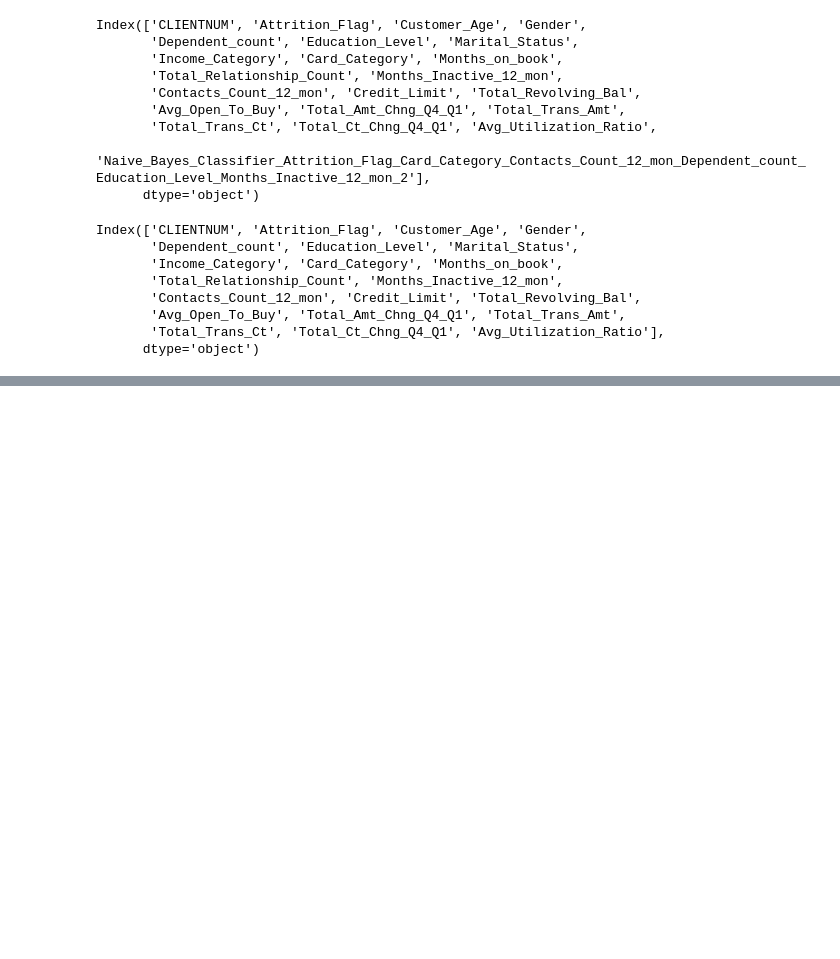
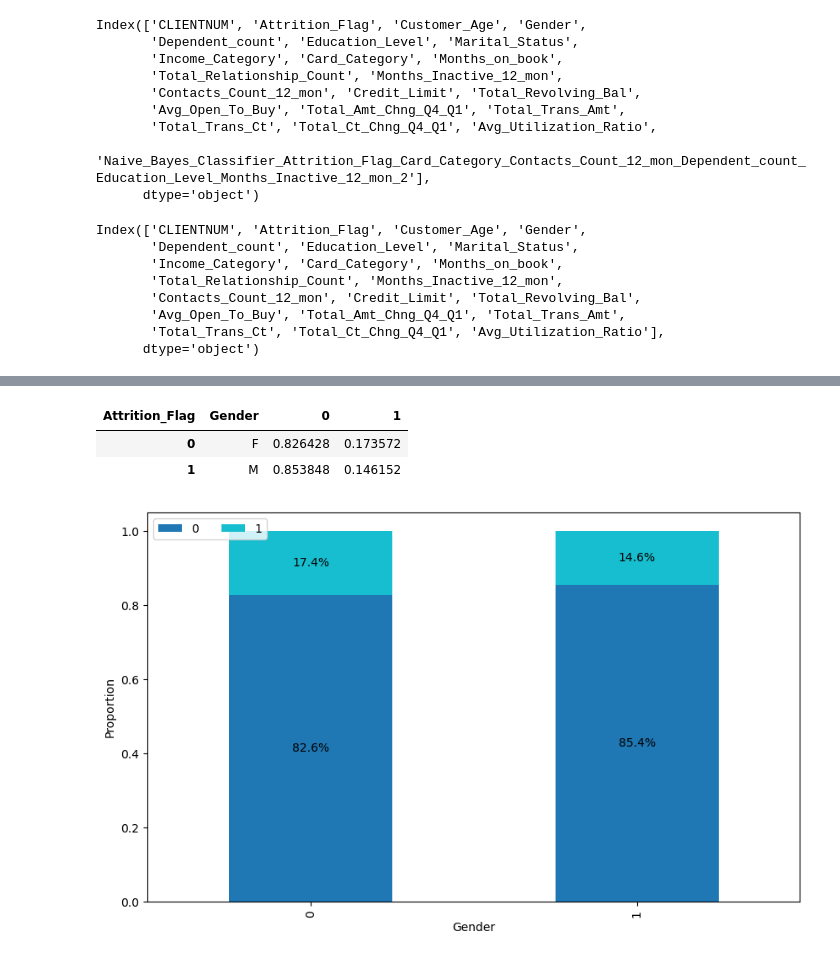
Before and after one commit to change0z/Portfolio, a Jupyter notebook: Data Analysis/Data_Analysis.ipynb, the cells around one changed output, grey strips where cells are left out. Cells and saved outputs as stored; diff of their text form; code cells hidden in the pictures; blank space fills up the shorter version.

```diff
--- a/Data Analysis/Data_Analysis.ipynb
+++ b/Data Analysis/Data_Analysis.ipynb
@@ -86,0 +220,11 @@ df_1.to_csv('NewBankChurners.csv', index=False)
+# %%
+labels = aggregate_data.Attrition_Flag
+values = aggregate_data.CLIENTNUM
+
+fig = go.Figure(data=[go.Pie(labels=labels, values=values, pull=[0, 0.2])])
+fig.update_layout(legend=dict(
+    yanchor="top",
+    y=0.90,
+    xanchor="left",
+    x=0.20
+))
@@ -86,0 +256,35 @@ df_1.to_csv('NewBankChurners.csv', index=False)
+# %%
+cross_tab = pd.crosstab(index=df_1['Gender'],
+                        columns=df_1['Attrition_Flag'])
+
+
+cross_tab_prop = pd.crosstab(index=df_1['Gender'],
+                        columns=df_1['Attrition_Flag'],
+                             normalize="index")
+
+cross_tab_prop = cross_tab_prop.reset_index()
+cross_tab_prop
+# %% [output]
+| Attrition_Flag | Gender | 0 | 1 |
+| 0 | F | 0.826428 | 0.173572 |
+| 1 | M | 0.853848 | 0.146152 |
+# %%
+ax = cross_tab_prop.plot(kind='bar',
+                    stacked=True,
+                    colormap='tab10',
+                    figsize=(10, 6))
+
+plt.legend(loc="upper left", ncol=2)
+plt.xlabel("Gender")
+plt.ylabel("Proportion")
+
+
+for c in ax.containers:
+
+    labels = [f'{np.round(v.get_height() * 100, 1)}%' if v.get_height() > 0 else '' for v in c]
+
+    ax.bar_label(c, labels=labels, label_type='center')
+
+plt.show()
+# %% [output]
+[figure, added]
```
Also changed, not shown: parts of 46 cells of this notebook, 1 other file.
